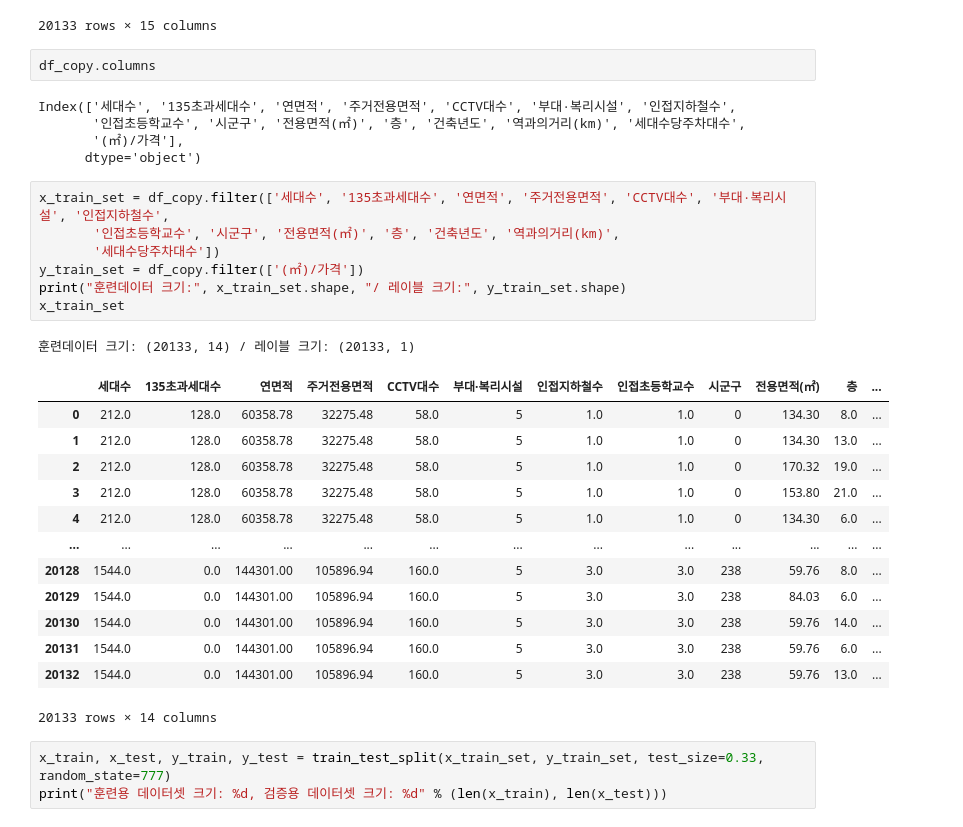
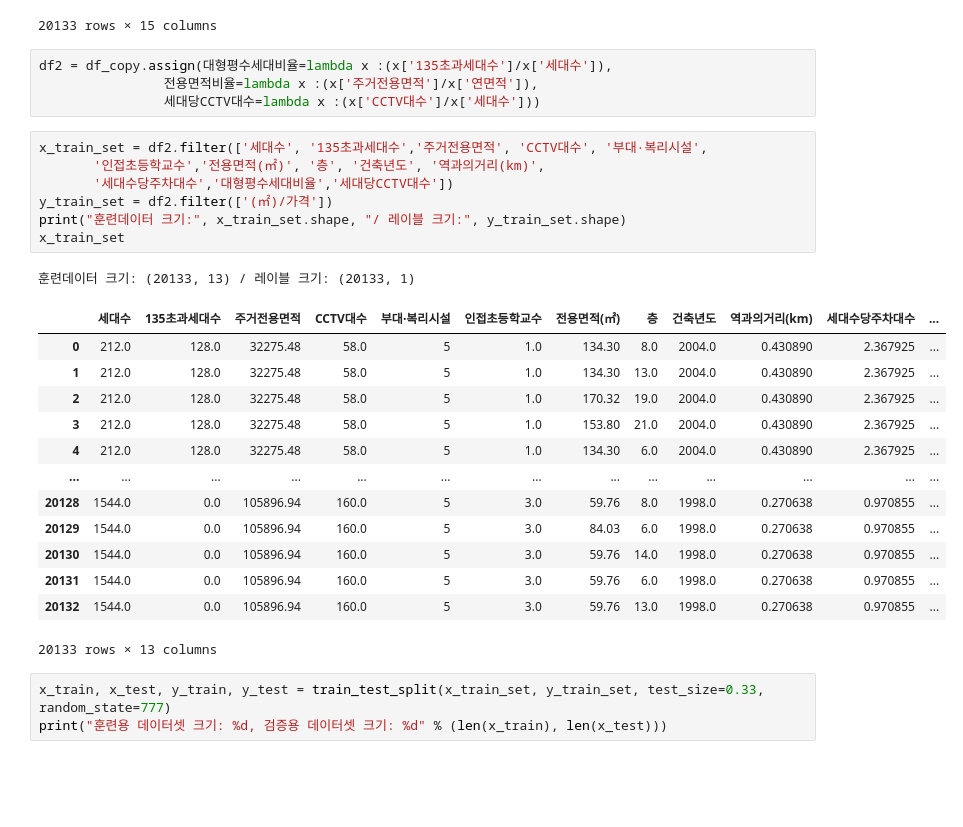
Before and after one commit to junhong-CHEON/data_project, a Jupyter notebook: 210808_전처리_부동산예측.ipynb, the cells around one changed output. Cells and saved outputs as stored; diff of their text form; blank space fills up the shorter version.

```diff
--- a/210808_전처리_부동산예측.ipynb
+++ b/210808_전처리_부동산예측.ipynb
@@ -301,35 +319,32 @@ df_copy
 | 20131 | 1544.0 | 0.0 | 144301.00 | 105896.94 | 160.0 | 5 | 3.0 | 3.0 | 238 | 59.76 | 6.0 | ... |
 | 20132 | 1544.0 | 0.0 | 144301.00 | 105896.94 | 160.0 | 5 | 3.0 | 3.0 | 238 | 59.76 | 13.0 | ... |
 20133 rows × 15 columns
-# %%
-df_copy.columns
-# %% [output]
-Index(['세대수', '135초과세대수', '연면적', '주거전용면적', 'CCTV대수', '부대·복리시설', '인접지하철수',
-       '인접초등학교수', '시군구', '전용면적(㎡)', '층', '건축년도', '역과의거리(km)', '세대수당주차대수',
-       '(㎡)/가격'],
-      dtype='object')
+# %%
+df2 = df_copy.assign(대형평수세대비율=lambda x :(x['135초과세대수']/x['세대수']),
+                전용면적비율=lambda x :(x['주거전용면적']/x['연면적']),
+                세대당CCTV대수=lambda x :(x['CCTV대수']/x['세대수']))
 # %%
-x_train_set = df_copy.filter(['세대수', '135초과세대수', '연면적', '주거전용면적', 'CCTV대수', '부대·복리시설', '인접지하철수',
-       '인접초등학교수', '시군구', '전용면적(㎡)', '층', '건축년도', '역과의거리(km)',
-       '세대수당주차대수'])
-y_train_set = df_copy.filter(['(㎡)/가격'])
+x_train_set = df2.filter(['세대수', '135초과세대수','주거전용면적', 'CCTV대수', '부대·복리시설',
+       '인접초등학교수','전용면적(㎡)', '층', '건축년도', '역과의거리(km)',
+       '세대수당주차대수','대형평수세대비율','세대당CCTV대수'])
+y_train_set = df2.filter(['(㎡)/가격'])
 print("훈련데이터 크기:", x_train_set.shape, "/ 레이블 크기:", y_train_set.shape)
 x_train_set
 # %% [output]
-훈련데이터 크기: (20133, 14) / 레이블 크기: (20133, 1)
+훈련데이터 크기: (20133, 13) / 레이블 크기: (20133, 1)
-|  | 세대수 | 135초과세대수 | 연면적 | 주거전용면적 | CCTV대수 | 부대·복리시설 | 인접지하철수 | 인접초등학교수 | 시군구 | 전용면적(㎡) | 층 | ... |
-| 0 | 212.0 | 128.0 | 60358.78 | 32275.48 | 58.0 | 5 | 1.0 | 1.0 | 0 | 134.30 | 8.0 | ... |
-| 1 | 212.0 | 128.0 | 60358.78 | 32275.48 | 58.0 | 5 | 1.0 | 1.0 | 0 | 134.30 | 13.0 | ... |
-| 2 | 212.0 | 128.0 | 60358.78 | 32275.48 | 58.0 | 5 | 1.0 | 1.0 | 0 | 170.32 | 19.0 | ... |
-| 3 | 212.0 | 128.0 | 60358.78 | 32275.48 | 58.0 | 5 | 1.0 | 1.0 | 0 | 153.80 | 21.0 | ... |
-| 4 | 212.0 | 128.0 | 60358.78 | 32275.48 | 58.0 | 5 | 1.0 | 1.0 | 0 | 134.30 | 6.0 | ... |
+|  | 세대수 | 135초과세대수 | 주거전용면적 | CCTV대수 | 부대·복리시설 | 인접초등학교수 | 전용면적(㎡) | 층 | 건축년도 | 역과의거리(km) | 세대수당주차대수 | ... |
+| 0 | 212.0 | 128.0 | 32275.48 | 58.0 | 5 | 1.0 | 134.30 | 8.0 | 2004.0 | 0.430890 | 2.367925 | ... |
+| 1 | 212.0 | 128.0 | 32275.48 | 58.0 | 5 | 1.0 | 134.30 | 13.0 | 2004.0 | 0.430890 | 2.367925 | ... |
+| 2 | 212.0 | 128.0 | 32275.48 | 58.0 | 5 | 1.0 | 170.32 | 19.0 | 2004.0 | 0.430890 | 2.367925 | ... |
+| 3 | 212.0 | 128.0 | 32275.48 | 58.0 | 5 | 1.0 | 153.80 | 21.0 | 2004.0 | 0.430890 | 2.367925 | ... |
+| 4 | 212.0 | 128.0 | 32275.48 | 58.0 | 5 | 1.0 | 134.30 | 6.0 | 2004.0 | 0.430890 | 2.367925 | ... |
 | ... | ... | ... | ... | ... | ... | ... | ... | ... | ... | ... | ... | ... |
-| 20128 | 1544.0 | 0.0 | 144301.00 | 105896.94 | 160.0 | 5 | 3.0 | 3.0 | 238 | 59.76 | 8.0 | ... |
-| 20129 | 1544.0 | 0.0 | 144301.00 | 105896.94 | 160.0 | 5 | 3.0 | 3.0 | 238 | 84.03 | 6.0 | ... |
-| 20130 | 1544.0 | 0.0 | 144301.00 | 105896.94 | 160.0 | 5 | 3.0 | 3.0 | 238 | 59.76 | 14.0 | ... |
-| 20131 | 1544.0 | 0.0 | 144301.00 | 105896.94 | 160.0 | 5 | 3.0 | 3.0 | 238 | 59.76 | 6.0 | ... |
-| 20132 | 1544.0 | 0.0 | 144301.00 | 105896.94 | 160.0 | 5 | 3.0 | 3.0 | 238 | 59.76 | 13.0 | ... |
+| 20128 | 1544.0 | 0.0 | 105896.94 | 160.0 | 5 | 3.0 | 59.76 | 8.0 | 1998.0 | 0.270638 | 0.970855 | ... |
+| 20129 | 1544.0 | 0.0 | 105896.94 | 160.0 | 5 | 3.0 | 84.03 | 6.0 | 1998.0 | 0.270638 | 0.970855 | ... |
+| 20130 | 1544.0 | 0.0 | 105896.94 | 160.0 | 5 | 3.0 | 59.76 | 14.0 | 1998.0 | 0.270638 | 0.970855 | ... |
+| 20131 | 1544.0 | 0.0 | 105896.94 | 160.0 | 5 | 3.0 | 59.76 | 6.0 | 1998.0 | 0.270638 | 0.970855 | ... |
+| 20132 | 1544.0 | 0.0 | 105896.94 | 160.0 | 5 | 3.0 | 59.76 | 13.0 | 1998.0 | 0.270638 | 0.970855 | ... |
-20133 rows × 14 columns
+20133 rows × 13 columns
 # %%
 x_train, x_test, y_train, y_test = train_test_split(x_train_set, y_train_set, test_size=0.33, random_state=777)
 print("훈련용 데이터셋 크기: %d, 검증용 데이터셋 크기: %d" % (len(x_train), len(x_test)))
```
Also changed, not shown: parts of 10 cells of this notebook, 4 other files.
